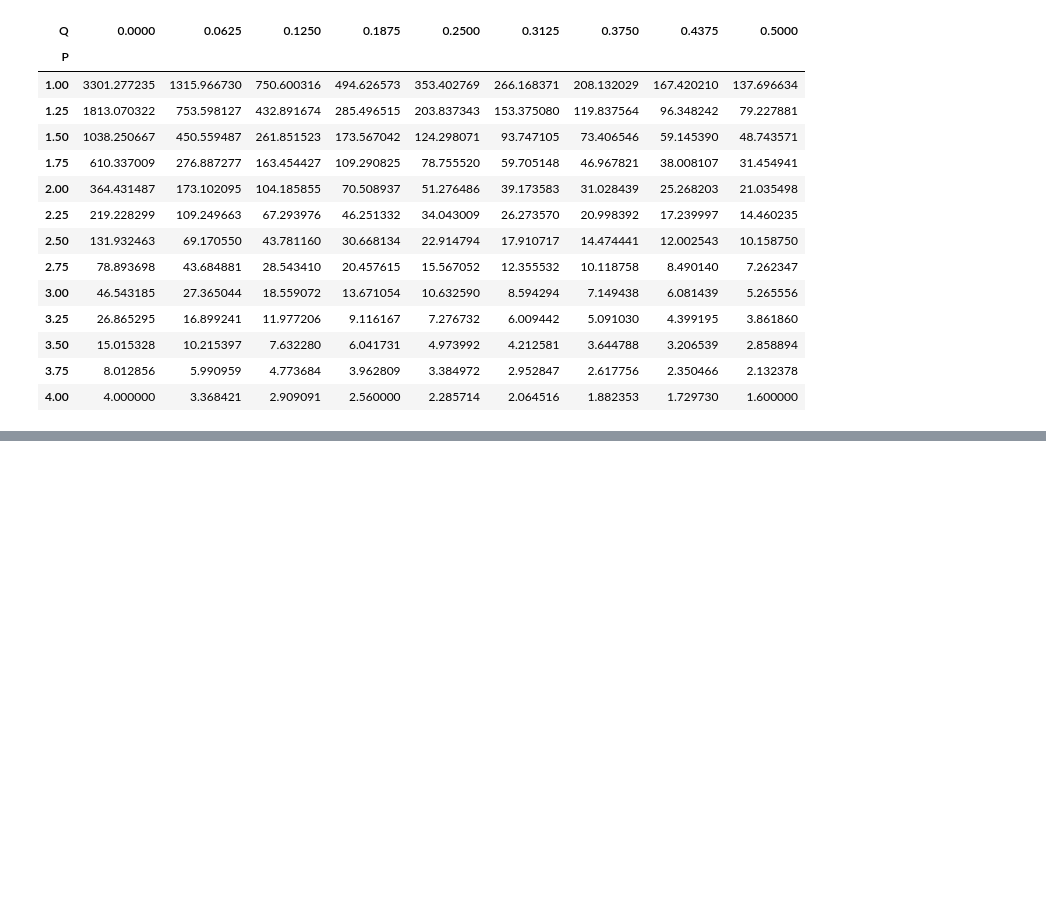
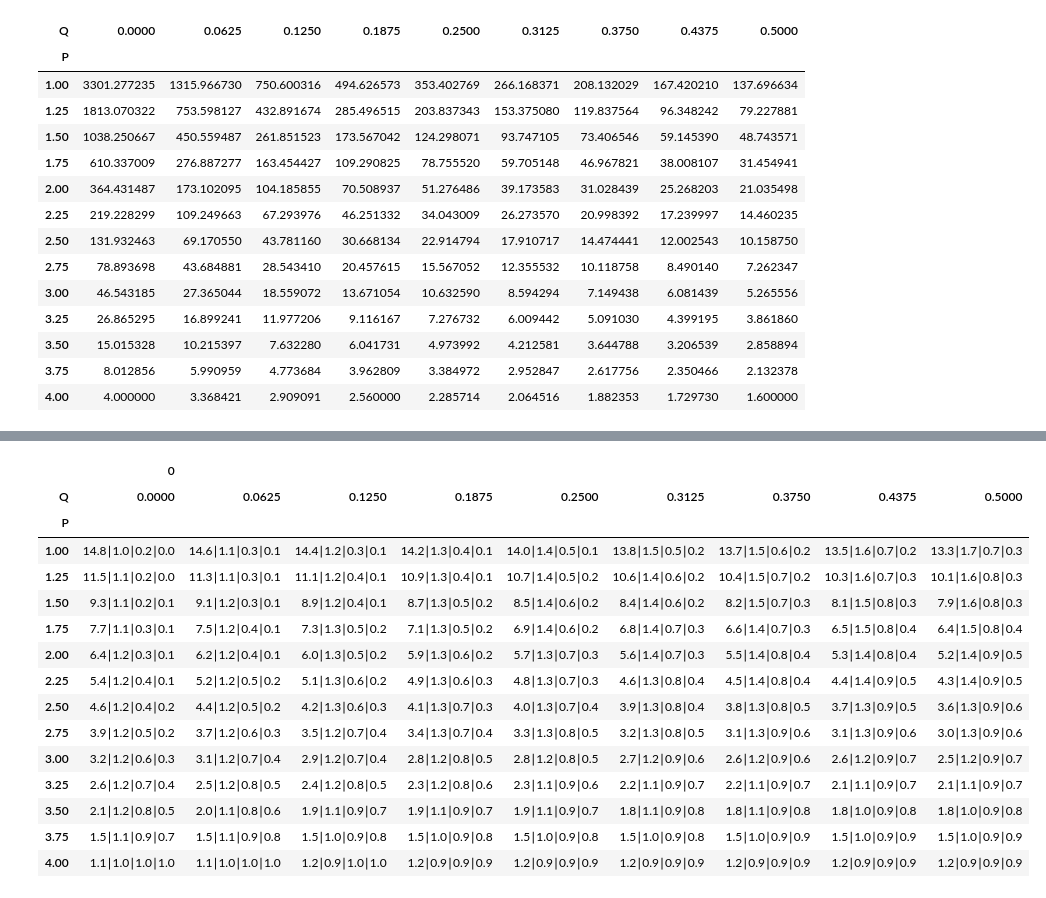
Before and after one commit to Jin-W-FS/Notes, a Jupyter notebook: Factorio_Quality_Producing_Model.ipynb, the cells around one changed output, grey strips where cells are left out. Saved outputs shown, nothing was run; the diff lists cells and outputs as text; code cells hidden in the pictures; blank space fills up the shorter version.

```diff
--- a/Factorio_Quality_Producing_Model.ipynb
+++ b/Factorio_Quality_Producing_Model.ipynb
@@ -462,0 +469,20 @@ $\left[\begin{matrix}3301.27723516153 & 228.54996243426 & 38.6776859504132 & 6.5
+# %%
+df12 = df1.apply(lambda row: '\u2223'.join(f'{x:.1f}' for x in row / row.sum() * (16/row.name[0])), axis=1) # 比号\u2236超宽了
+df12.reset_index().pivot(index='P', columns='Q')
+# %% [output]
+|  | 0 |  |  |  |  |  |  |  |  |
+| Q | 0.0000 | 0.0625 | 0.1250 | 0.1875 | 0.2500 | 0.3125 | 0.3750 | 0.4375 | 0.5000 |
+| P |  |  |  |  |  |  |  |  |  |
+| 1.00 | 14.8∣1.0∣0.2∣0.0 | 14.6∣1.1∣0.3∣0.1 | 14.4∣1.2∣0.3∣0.1 | 14.2∣1.3∣0.4∣0.1 | 14.0∣1.4∣0.5∣0.1 | 13.8∣1.5∣0.5∣0.2 | 13.7∣1.5∣0.6∣0.2 | 13.5∣1.6∣0.7∣0.2 | 13.3∣1.7∣0.7∣0.3 |
+| 1.25 | 11.5∣1.1∣0.2∣0.0 | 11.3∣1.1∣0.3∣0.1 | 11.1∣1.2∣0.4∣0.1 | 10.9∣1.3∣0.4∣0.1 | 10.7∣1.4∣0.5∣0.2 | 10.6∣1.4∣0.6∣0.2 | 10.4∣1.5∣0.7∣0.2 | 10.3∣1.6∣0.7∣0.3 | 10.1∣1.6∣0.8∣0.3 |
+| 1.50 | 9.3∣1.1∣0.2∣0.1 | 9.1∣1.2∣0.3∣0.1 | 8.9∣1.2∣0.4∣0.1 | 8.7∣1.3∣0.5∣0.2 | 8.5∣1.4∣0.6∣0.2 | 8.4∣1.4∣0.6∣0.2 | 8.2∣1.5∣0.7∣0.3 | 8.1∣1.5∣0.8∣0.3 | 7.9∣1.6∣0.8∣0.3 |
+| 1.75 | 7.7∣1.1∣0.3∣0.1 | 7.5∣1.2∣0.4∣0.1 | 7.3∣1.3∣0.5∣0.2 | 7.1∣1.3∣0.5∣0.2 | 6.9∣1.4∣0.6∣0.2 | 6.8∣1.4∣0.7∣0.3 | 6.6∣1.4∣0.7∣0.3 | 6.5∣1.5∣0.8∣0.4 | 6.4∣1.5∣0.8∣0.4 |
+| 2.00 | 6.4∣1.2∣0.3∣0.1 | 6.2∣1.2∣0.4∣0.1 | 6.0∣1.3∣0.5∣0.2 | 5.9∣1.3∣0.6∣0.2 | 5.7∣1.3∣0.7∣0.3 | 5.6∣1.4∣0.7∣0.3 | 5.5∣1.4∣0.8∣0.4 | 5.3∣1.4∣0.8∣0.4 | 5.2∣1.4∣0.9∣0.5 |
+| 2.25 | 5.4∣1.2∣0.4∣0.1 | 5.2∣1.2∣0.5∣0.2 | 5.1∣1.3∣0.6∣0.2 | 4.9∣1.3∣0.6∣0.3 | 4.8∣1.3∣0.7∣0.3 | 4.6∣1.3∣0.8∣0.4 | 4.5∣1.4∣0.8∣0.4 | 4.4∣1.4∣0.9∣0.5 | 4.3∣1.4∣0.9∣0.5 |
+| 2.50 | 4.6∣1.2∣0.4∣0.2 | 4.4∣1.2∣0.5∣0.2 | 4.2∣1.3∣0.6∣0.3 | 4.1∣1.3∣0.7∣0.3 | 4.0∣1.3∣0.7∣0.4 | 3.9∣1.3∣0.8∣0.4 | 3.8∣1.3∣0.8∣0.5 | 3.7∣1.3∣0.9∣0.5 | 3.6∣1.3∣0.9∣0.6 |
+| 2.75 | 3.9∣1.2∣0.5∣0.2 | 3.7∣1.2∣0.6∣0.3 | 3.5∣1.2∣0.7∣0.4 | 3.4∣1.3∣0.7∣0.4 | 3.3∣1.3∣0.8∣0.5 | 3.2∣1.3∣0.8∣0.5 | 3.1∣1.3∣0.9∣0.6 | 3.1∣1.3∣0.9∣0.6 | 3.0∣1.3∣0.9∣0.6 |
+| 3.00 | 3.2∣1.2∣0.6∣0.3 | 3.1∣1.2∣0.7∣0.4 | 2.9∣1.2∣0.7∣0.4 | 2.8∣1.2∣0.8∣0.5 | 2.8∣1.2∣0.8∣0.5 | 2.7∣1.2∣0.9∣0.6 | 2.6∣1.2∣0.9∣0.6 | 2.6∣1.2∣0.9∣0.7 | 2.5∣1.2∣0.9∣0.7 |
+| 3.25 | 2.6∣1.2∣0.7∣0.4 | 2.5∣1.2∣0.8∣0.5 | 2.4∣1.2∣0.8∣0.5 | 2.3∣1.2∣0.8∣0.6 | 2.3∣1.1∣0.9∣0.6 | 2.2∣1.1∣0.9∣0.7 | 2.2∣1.1∣0.9∣0.7 | 2.1∣1.1∣0.9∣0.7 | 2.1∣1.1∣0.9∣0.7 |
+| 3.50 | 2.1∣1.2∣0.8∣0.5 | 2.0∣1.1∣0.8∣0.6 | 1.9∣1.1∣0.9∣0.7 | 1.9∣1.1∣0.9∣0.7 | 1.9∣1.1∣0.9∣0.7 | 1.8∣1.1∣0.9∣0.8 | 1.8∣1.1∣0.9∣0.8 | 1.8∣1.0∣0.9∣0.8 | 1.8∣1.0∣0.9∣0.8 |
+| 3.75 | 1.5∣1.1∣0.9∣0.7 | 1.5∣1.1∣0.9∣0.8 | 1.5∣1.0∣0.9∣0.8 | 1.5∣1.0∣0.9∣0.8 | 1.5∣1.0∣0.9∣0.8 | 1.5∣1.0∣0.9∣0.8 | 1.5∣1.0∣0.9∣0.9 | 1.5∣1.0∣0.9∣0.9 | 1.5∣1.0∣0.9∣0.9 |
+| 4.00 | 1.1∣1.0∣1.0∣1.0 | 1.1∣1.0∣1.0∣1.0 | 1.2∣0.9∣1.0∣1.0 | 1.2∣0.9∣0.9∣0.9 | 1.2∣0.9∣0.9∣0.9 | 1.2∣0.9∣0.9∣0.9 | 1.2∣0.9∣0.9∣0.9 | 1.2∣0.9∣0.9∣0.9 | 1.2∣0.9∣0.9∣0.9 |
```
Also changed, not shown: parts of 2 cells of this notebook.
